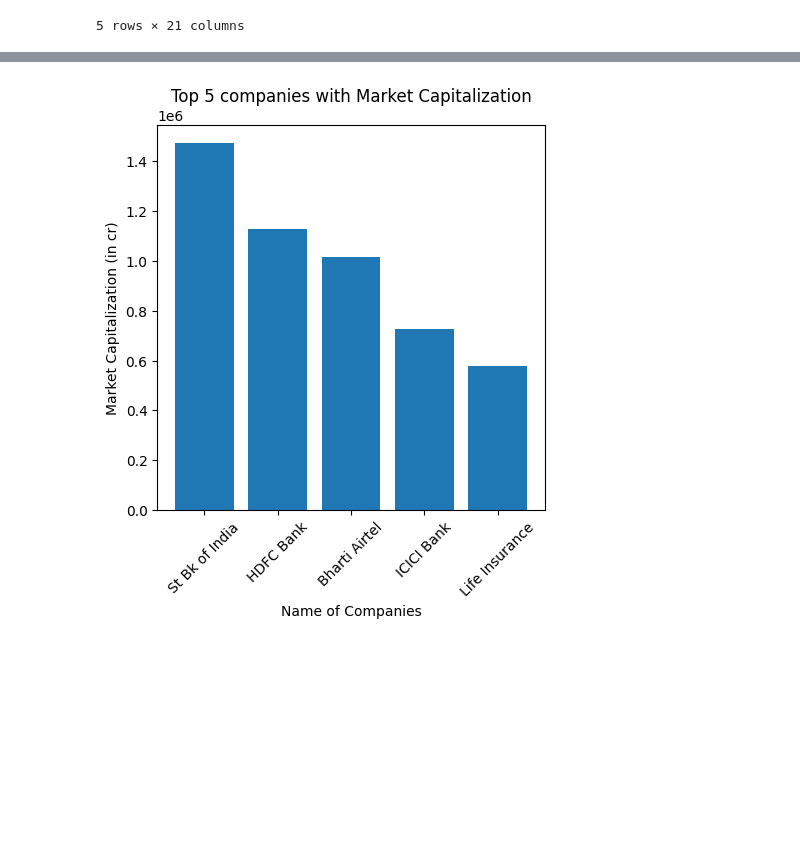
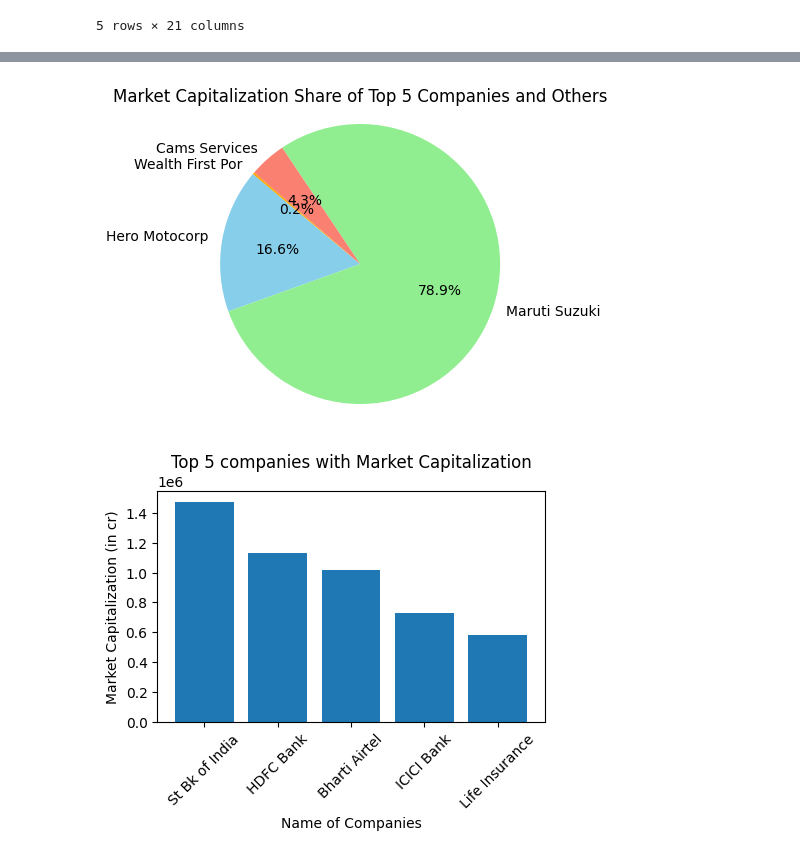
Before and after one commit to prashk027/Tasks, a Jupyter notebook: Tasks/PythonScript/task3/Screener/screen/main.ipynb, the cells around one changed output, grey strips where cells are left out. Saved outputs shown, nothing was run; the diff lists cells and outputs as text; code cells hidden in the pictures; blank space fills up the shorter version.

```diff
--- a/Tasks/PythonScript/task3/Screener/screen/main.ipynb
+++ b/Tasks/PythonScript/task3/Screener/screen/main.ipynb
@@ -155,13 +176,29 @@ plt.show()
+# %%
+import matplotlib.pyplot as plt
+# Market Capitalization data (in cr)
+companies = df[df['is_high_quality'] == True]['name'].head(4).tolist()+['others']
+market_caps = df[df['is_high_quality'] == True]['mar_cap_rscr'].head(4).tolist()+[]
+# market = df[df['is_high_quality'] == True]['mar_cap_rscr'].sum()
+# Pie chart
+colors = ['skyblue', 'lightgreen', 'salmon', 'orange', 'violet', 'grey']
+
+plt.figure(figsize=(6,4))
+plt.pie(market_caps, labels=companies, autopct='%1.1f%%', startangle=140, colors=colors)
+plt.title('Market Capitalization Share of Top 5 Companies and Others')
+plt.axis('equal')  # Equal aspect ratio ensures pie is circular
+plt.show()
+# %% [output]
+[figure, added]
 # %%
 mar_cap = df.sort_values(by='mar_cap_rscr',ascending=False).head(5)['mar_cap_rscr']
 name = df.sort_values(by='np_qtr_rscr',ascending=False).head(5)['name']
 
-plt.figure(figsize=(5,5))
+plt.figure(figsize=(5,3))
 plt.bar(name,mar_cap)
 plt.xlabel('Name of Companies')
 plt.ylabel('Market Capitalization (in cr)')
 plt.title('Top 5 companies with Market Capitalization')
 plt.xticks(rotation=45)
 plt.show()
 # %% [output]
-[figure, old version]
+[figure, new version]
```
Also changed, not shown: parts of 6 cells of this notebook, 3 other files.
